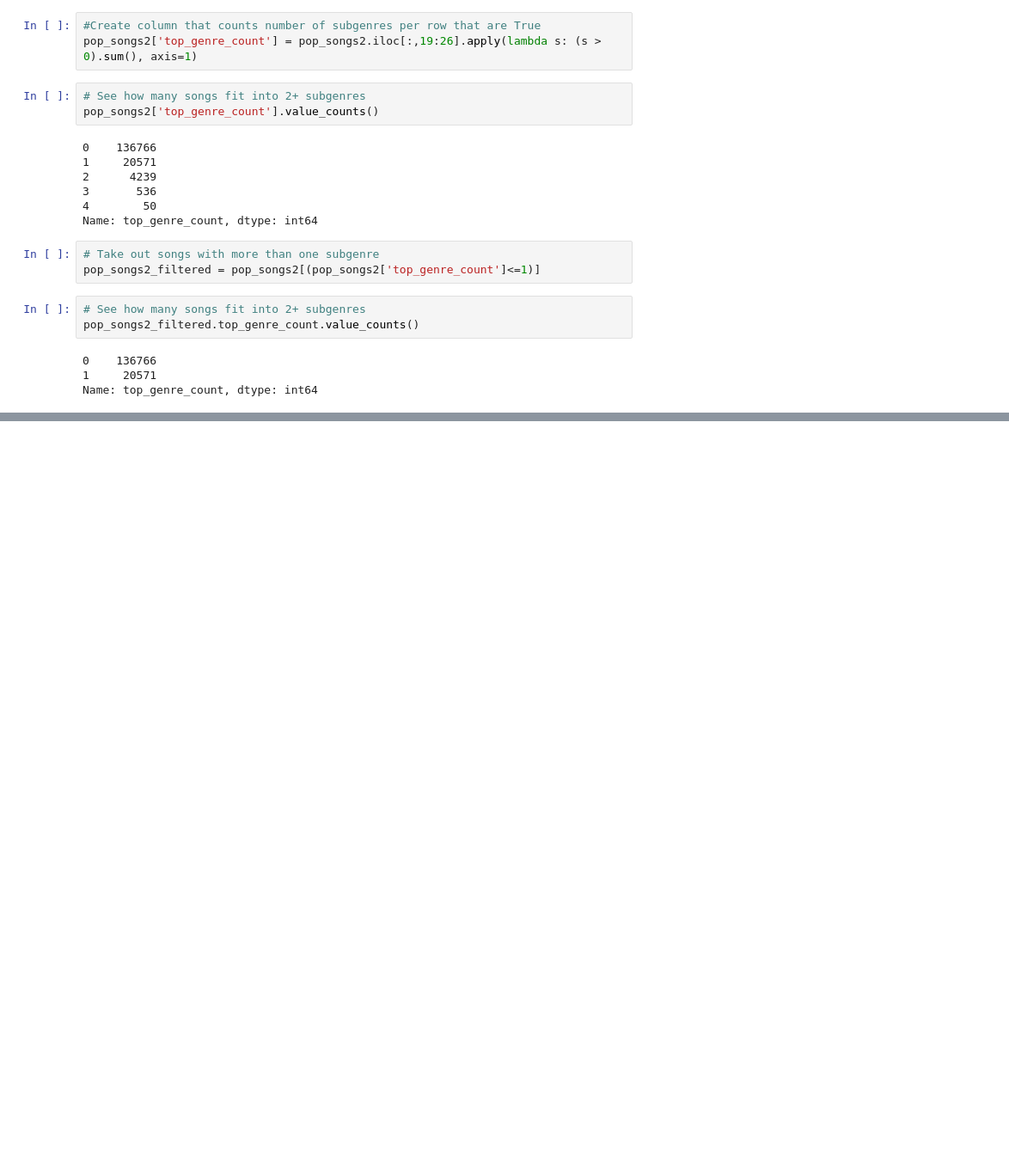
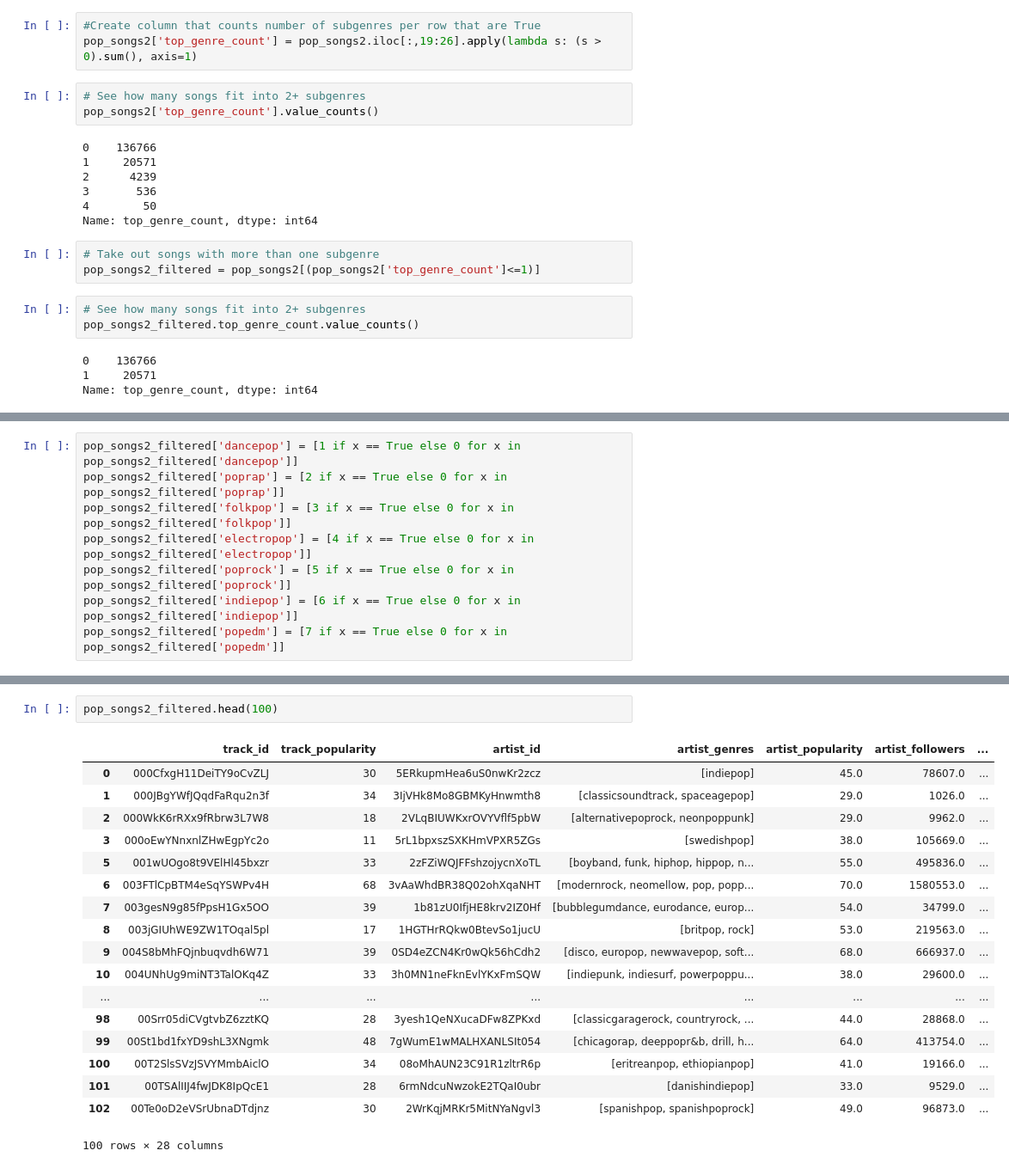
Before and after one commit to maxtingle11/Using-Machine-Learning-Algorithms-to-Predict-a-Pop-Songs-Subgenre, a Jupyter notebook: Data Cleaning.ipynb, the cells around one changed output, grey strips where cells are left out. Shown at 86% size. Cells and saved outputs as stored; diff of their text form; blank space fills up the shorter version.

```diff
--- a/Data Cleaning.ipynb
+++ b/Data Cleaning.ipynb
@@ -236,0 +246,8 @@ Name: top_genre_count, dtype: int64
+# %%
+pop_songs2_filtered['dancepop'] = [1 if x == True else 0 for x in pop_songs2_filtered['dancepop']]
+pop_songs2_filtered['poprap'] = [2 if x == True else 0 for x in pop_songs2_filtered['poprap']]
+pop_songs2_filtered['folkpop'] = [3 if x == True else 0 for x in pop_songs2_filtered['folkpop']]
+pop_songs2_filtered['electropop'] = [4 if x == True else 0 for x in pop_songs2_filtered['electropop']]
+pop_songs2_filtered['poprock'] = [5 if x == True else 0 for x in pop_songs2_filtered['poprock']]
+pop_songs2_filtered['indiepop'] = [6 if x == True else 0 for x in pop_songs2_filtered['indiepop']]
+pop_songs2_filtered['popedm'] = [7 if x == True else 0 for x in pop_songs2_filtered['popedm']]
@@ -236,0 +272,21 @@ Name: top_genre_count, dtype: int64
+# %%
+pop_songs2_filtered.head(100)
+# %% [output]
+|  | track_id | track_popularity | artist_id | artist_genres | artist_popularity | artist_followers | ... |
+| 0 | 000CfxgH11DeiTY9oCvZLJ | 30 | 5ERkupmHea6uS0nwKr2zcz | [indiepop] | 45.0 | 78607.0 | ... |
+| 1 | 000JBgYWfJQqdFaRqu2n3f | 34 | 3IjVHk8Mo8GBMKyHnwmth8 | [classicsoundtrack, spaceagepop] | 29.0 | 1026.0 | ... |
+| 2 | 000WkK6rRXx9fRbrw3L7W8 | 18 | 2VLqBIUWKxrOVYVflf5pbW | [alternativepoprock, neonpoppunk] | 29.0 | 9962.0 | ... |
+| 3 | 000oEwYNnxnlZHwEgpYc2o | 11 | 5rL1bpxszSXKHmVPXR5ZGs | [swedishpop] | 38.0 | 105669.0 | ... |
+| 5 | 001wUOgo8t9VElHl45bxzr | 33 | 2zFZiWQJFFshzojycnXoTL | [boyband, funk, hiphop, hippop, n... | 55.0 | 495836.0 | ... |
+| 6 | 003FTlCpBTM4eSqYSWPv4H | 68 | 3vAaWhdBR38Q02ohXqaNHT | [modernrock, neomellow, pop, popp... | 70.0 | 1580553.0 | ... |
+| 7 | 003gesN9g85fPpsH1Gx5OO | 39 | 1b81zU0IfjHE8krv2IZ0Hf | [bubblegumdance, eurodance, europ... | 54.0 | 34799.0 | ... |
+| 8 | 003jGIUhWE9ZW1TOqal5pl | 17 | 1HGTHrRQkw0BtevSo1jucU | [britpop, rock] | 53.0 | 219563.0 | ... |
+| 9 | 004S8bMhFQjnbuqvdh6W71 | 39 | 0SD4eZCN4Kr0wQk56hCdh2 | [disco, europop, newwavepop, soft... | 68.0 | 666937.0 | ... |
+| 10 | 004UNhUg9miNT3TalOKq4Z | 33 | 3h0MN1neFknEvlYKxFmSQW | [indiepunk, indiesurf, powerpoppu... | 38.0 | 29600.0 | ... |
+| ... | ... | ... | ... | ... | ... | ... | ... |
+| 98 | 00Srr05diCVgtvbZ6zztKQ | 28 | 3yesh1QeNXucaDFw8ZPKxd | [classicgaragerock, countryrock, ... | 44.0 | 28868.0 | ... |
+| 99 | 00St1bd1fxYD9shL3XNgmk | 48 | 7gWumE1wMALHXANLSIt054 | [chicagorap, deeppopr&b, drill, h... | 64.0 | 413754.0 | ... |
+| 100 | 00T2SlsSVzJSVYMmbAiclO | 34 | 08oMhAUN23C91R1zltrR6p | [eritreanpop, ethiopianpop] | 41.0 | 19166.0 | ... |
+| 101 | 00TSAlIIJ4fwJDK8IpQcE1 | 28 | 6rmNdcuNwzokE2TQaI0ubr | [danishindiepop] | 33.0 | 9529.0 | ... |
+| 102 | 00Te0oD2eVSrUbnaDTdjnz | 30 | 2WrKqjMRKr5MitNYaNgvl3 | [spanishpop, spanishpoprock] | 49.0 | 96873.0 | ... |
+100 rows × 28 columns
```
Also changed, not shown: parts of 17 cells of this notebook.
